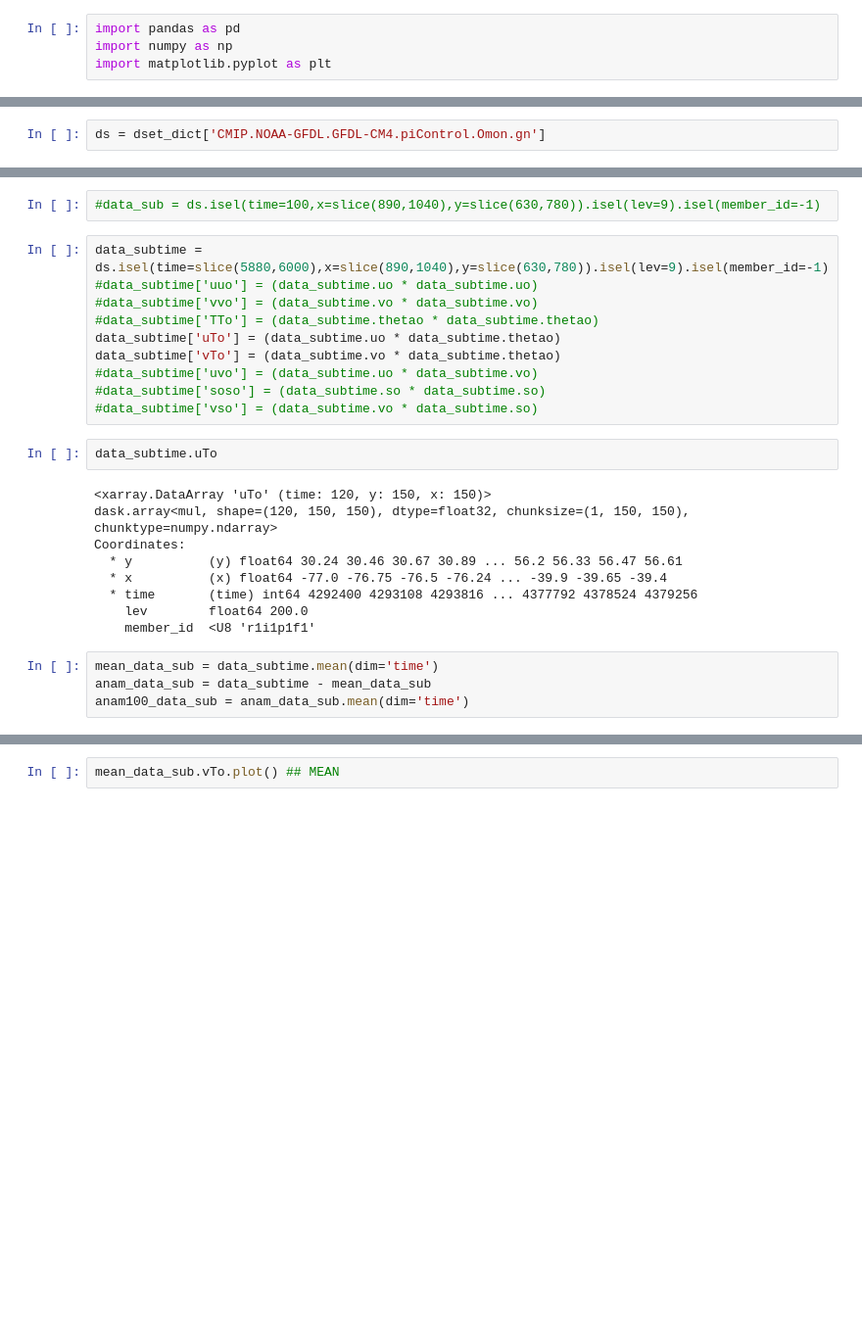
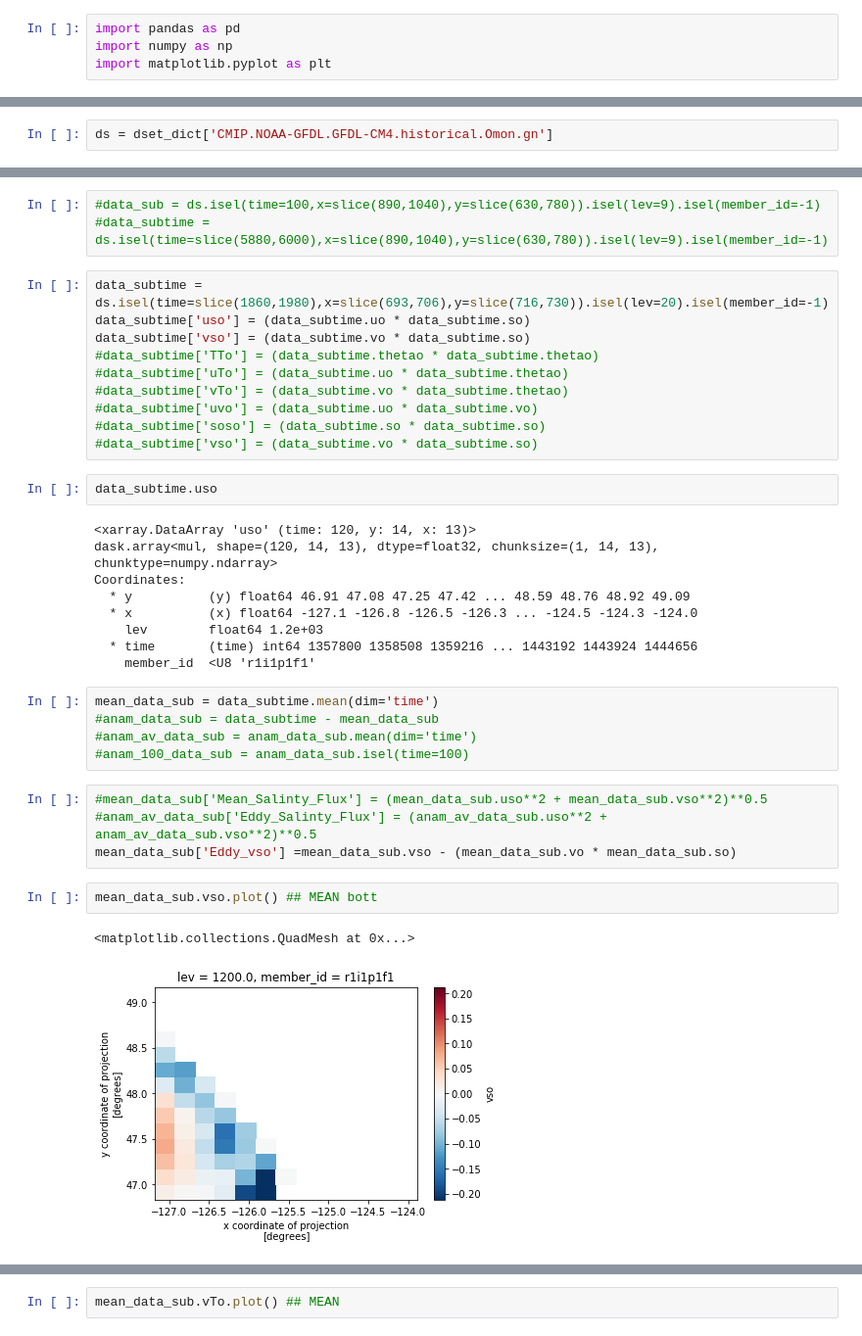
Before and after one commit to mclaret/cmip6hack-GS, a Jupyter notebook: notebooks/GFDLCM4_datalaod.ipynb, the cells around one changed output, grey strips where cells are left out. Shown: that part at 98% size. Saved outputs shown, nothing was run; the diff lists cells and outputs as text; blank space fills up the shorter version.

```diff
--- a/notebooks/GFDLCM4_datalaod.ipynb
+++ b/notebooks/GFDLCM4_datalaod.ipynb
@@ -115,4 +115,4 @@ dict_keys(['CMIP.NOAA-GFDL.GFDL-CM4.piControl.Omon.gn'])
 # %%
-ds = dset_dict['CMIP.NOAA-GFDL.GFDL-CM4.piControl.Omon.gn']
+ds = dset_dict['CMIP.NOAA-GFDL.GFDL-CM4.historical.Omon.gn']
 # %%
 ds.uo
@@ -137,27 +137,38 @@ Attributes:
 # %%
 #data_sub = ds.isel(time=100,x=slice(890,1040),y=slice(630,780)).isel(lev=9).isel(member_id=-1)
+#data_subtime = ds.isel(time=slice(5880,6000),x=slice(890,1040),y=slice(630,780)).isel(lev=9).isel(member_id=-1)
 # %%
-data_subtime = ds.isel(time=slice(5880,6000),x=slice(890,1040),y=slice(630,780)).isel(lev=9).isel(member_id=-1)
-#data_subtime['uuo'] = (data_subtime.uo * data_subtime.uo)
-#data_subtime['vvo'] = (data_subtime.vo * data_subtime.vo)
+data_subtime = ds.isel(time=slice(1860,1980),x=slice(693,706),y=slice(716,730)).isel(lev=20).isel(member_id=-1)
+data_subtime['uso'] = (data_subtime.uo * data_subtime.so)
+data_subtime['vso'] = (data_subtime.vo * data_subtime.so)
 #data_subtime['TTo'] = (data_subtime.thetao * data_subtime.thetao)
-data_subtime['uTo'] = (data_subtime.uo * data_subtime.thetao)
-data_subtime['vTo'] = (data_subtime.vo * data_subtime.thetao)
+#data_subtime['uTo'] = (data_subtime.uo * data_subtime.thetao)
+#data_subtime['vTo'] = (data_subtime.vo * data_subtime.thetao)
 #data_subtime['uvo'] = (data_subtime.uo * data_subtime.vo)
 #data_subtime['soso'] = (data_subtime.so * data_subtime.so)
 #data_subtime['vso'] = (data_subtime.vo * data_subtime.so)
 # %%
-data_subtime.uTo
+data_subtime.uso
 # %% [output]
-<xarray.DataArray 'uTo' (time: 120, y: 150, x: 150)>
-dask.array<mul, shape=(120, 150, 150), dtype=float32, chunksize=(1, 150, 150), chunktype=numpy.ndarray>
+<xarray.DataArray 'uso' (time: 120, y: 14, x: 13)>
+dask.array<mul, shape=(120, 14, 13), dtype=float32, chunksize=(1, 14, 13), chunktype=numpy.ndarray>
 Coordinates:
-  * y          (y) float64 30.24 30.46 30.67 30.89 ... 56.2 56.33 56.47 56.61
-  * x          (x) float64 -77.0 -76.75 -76.5 -76.24 ... -39.9 -39.65 -39.4
-  * time       (time) int64 4292400 4293108 4293816 ... 4377792 4378524 4379256
-    lev        float64 200.0
+  * y          (y) float64 46.91 47.08 47.25 47.42 ... 48.59 48.76 48.92 49.09
+  * x          (x) float64 -127.1 -126.8 -126.5 -126.3 ... -124.5 -124.3 -124.0
+    lev        float64 1.2e+03
+  * time       (time) int64 1357800 1358508 1359216 ... 1443192 1443924 1444656
     member_id  <U8 'r1i1p1f1'
 # %%
 mean_data_sub = data_subtime.mean(dim='time')
-anam_data_sub = data_subtime - mean_data_sub
-anam100_data_sub = anam_data_sub.mean(dim='time')
+#anam_data_sub = data_subtime - mean_data_sub
+#anam_av_data_sub = anam_data_sub.mean(dim='time')
+#anam_100_data_sub = anam_data_sub.isel(time=100)
+# %%
+#mean_data_sub['Mean_Salinty_Flux'] = (mean_data_sub.uso**2 + mean_data_sub.vso**2)**0.5
+#anam_av_data_sub['Eddy_Salinty_Flux'] = (anam_av_data_sub.uso**2 + anam_av_data_sub.vso**2)**0.5
+mean_data_sub['Eddy_vso'] =mean_data_sub.vso - (mean_data_sub.vo * mean_data_sub.so)
+# %%
+mean_data_sub.vso.plot() ## MEAN bott
+# %% [output]
+<matplotlib.collections.QuadMesh at 0x...>
+[figure, added]
```
Also changed, not shown: parts of 9 cells of this notebook, 1 other file.
